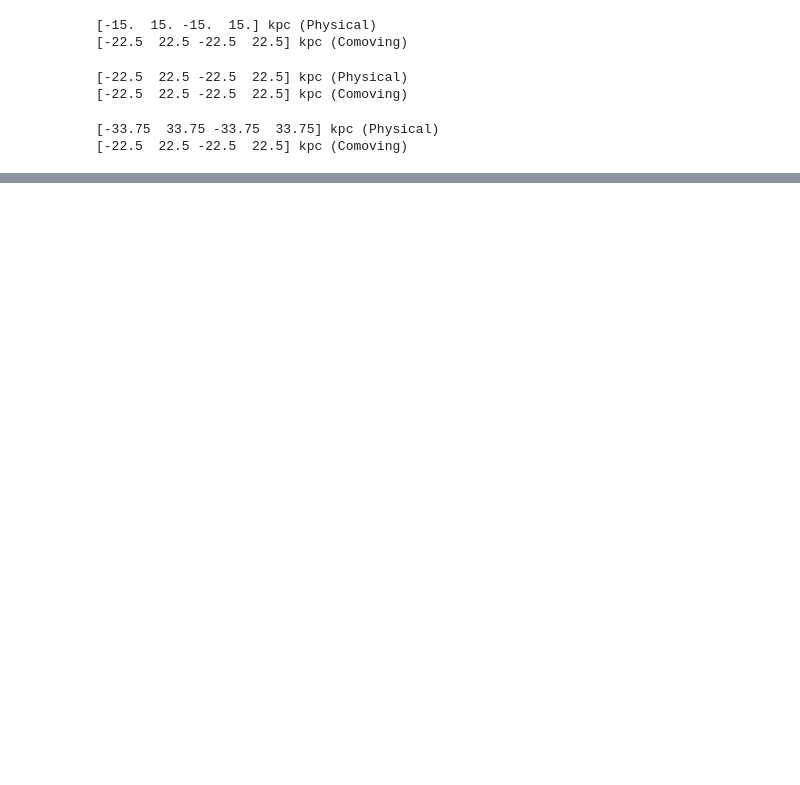
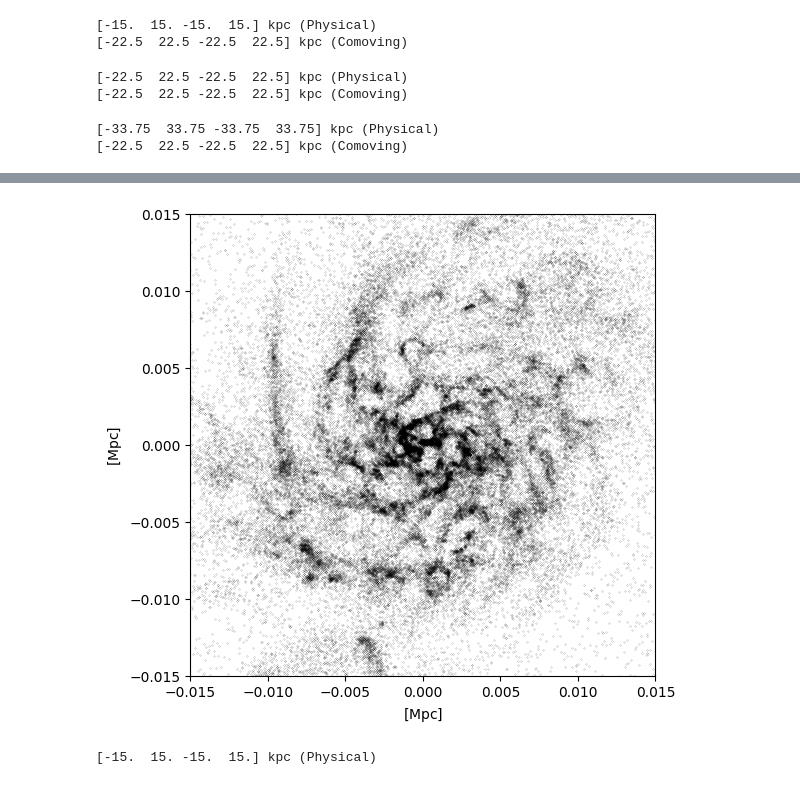
Before and after one commit to jgmcgregor/colibre_dispersions, a Jupyter notebook: image_testing.ipynb, the cells around one changed output, grey strips where cells are left out. Drawn from its saved outputs; the diff is of its cells as text; code cells hidden in the pictures; blank space fills up the shorter version.

```diff
--- a/image_testing.ipynb
+++ b/image_testing.ipynb
@@ -164,0 +246,11 @@ cb = fig.colorbar(mp, ax=ax,label=r'$\log \frac{\Sigma_{gas}}{M_\odot kpc^{-2}}$
+# %%
+unyt.matplotlib_support.label_style = '[]'
+with unyt.matplotlib_support:
+    fig,ax = plt.subplots(1,1,figsize=(6,6))
+    ax.scatter(sg05.gas.coordinates[:,0].to_physical(), sg05.gas.coordinates[:,1].to_physical(),c='k',s=0.01)
+    ax.set_xlim([-0.015,0.015])
+    ax.set_ylim([-0.015,0.015])
+
+    plt.show()
+# %% [output]
+[figure, added]
@@ -164,0 +267,4 @@ cb = fig.colorbar(mp, ax=ax,label=r'$\log \frac{\Sigma_{gas}}{M_\odot kpc^{-2}}$
+# %%
+print(disc_region)
+# %% [output]
+[-15.  15. -15.  15.] kpc (Physical)
```
Also changed, not shown: parts of 14 cells of this notebook, 3 other files.
